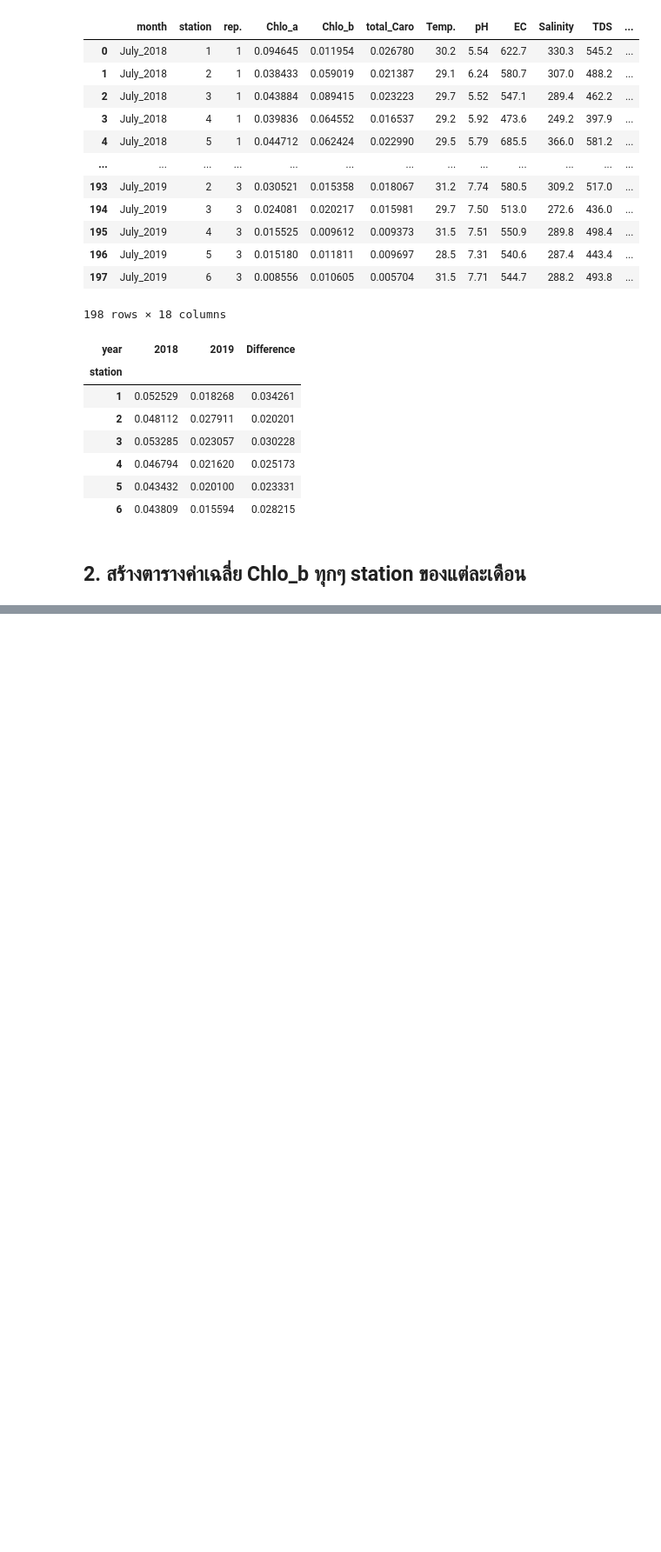
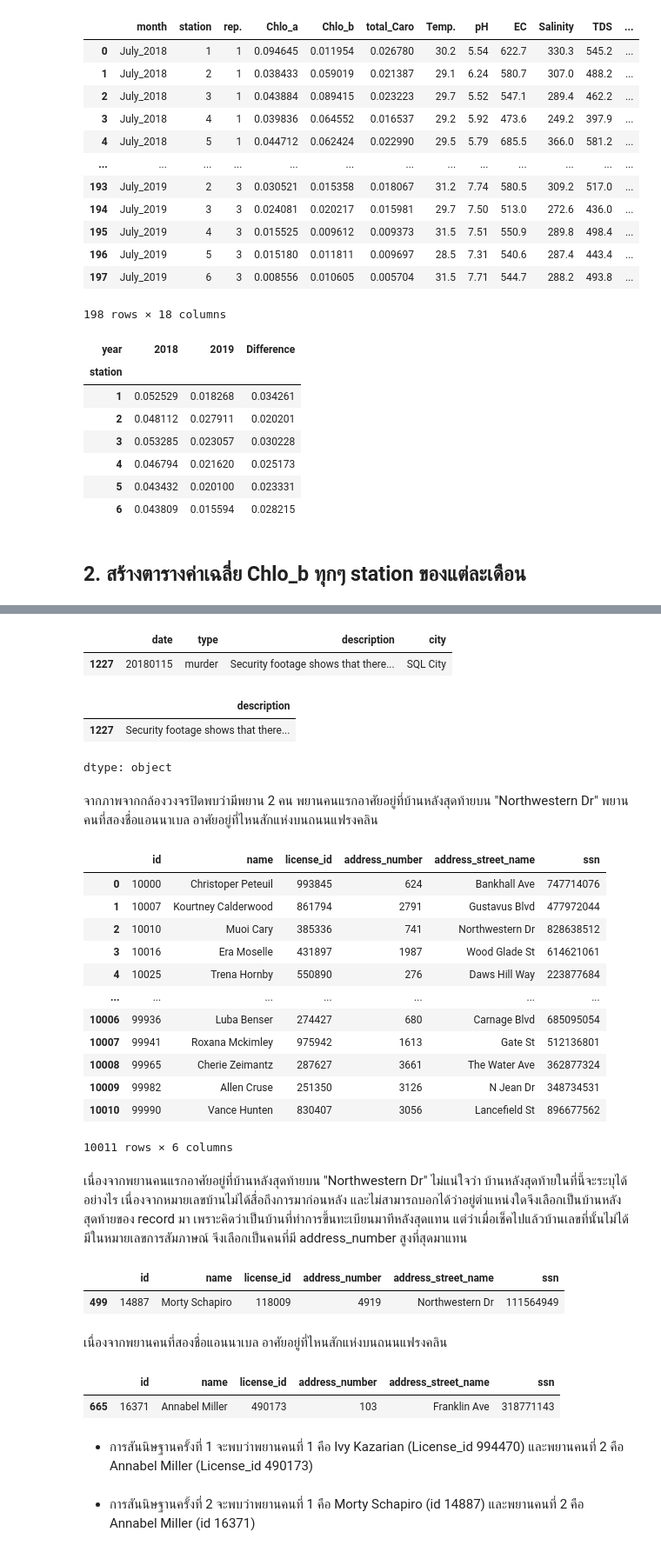
Before and after one commit to Meaiie/Data_viz_Midterm, a Jupyter notebook: Midterm_exam.ipynb, the cells around one changed output, grey strips where cells are left out. Shown at 87% size. Saved outputs shown, nothing was run; the diff lists cells and outputs as text; code cells hidden in the pictures; blank space fills up the shorter version.

```diff
--- a/Midterm_exam.ipynb
+++ b/Midterm_exam.ipynb
@@ -123,0 +165,59 @@ pivot_table_chlo_b
+# %%
+crime_scene = crime_scene_report[(crime_scene_report['date'] == 20180115)&
+                                 (crime_scene_report['type'] == 'murder') &
+                                 (crime_scene_report['city'] == 'SQL City')]
+crime_scene
+# %% [output]
+|  | date | type | description | city |
+| 1227 | 20180115 | murder | Security footage shows that there... | SQL City |
+# %%
+pd.set_option('display.max_colwidth', None)
+crime_scene['description']
+# %% [output]
+|  | description |
+| 1227 | Security footage shows that there... |
+dtype: object
+# %% [markdown]
+จากภาพจากกล้องวงจรปิดพบว่ามีพยาน 2 คน พยานคนแรกอาศัยอยู่ที่บ้านหลังสุดท้ายบน "Northwestern Dr" พยานคนที่สองชื่อแอนนาเบล อาศัยอยู่ที่ไหนสักแห่งบนถนนแฟรงคลิน
+# %%
+person = pd.read_csv(path_person)
+person
+# %% [output]
+|  | id | name | license_id | address_number | address_street_name | ssn |
+| 0 | 10000 | Christoper Peteuil | 993845 | 624 | Bankhall Ave | 747714076 |
+| 1 | 10007 | Kourtney Calderwood | 861794 | 2791 | Gustavus Blvd | 477972044 |
+| 2 | 10010 | Muoi Cary | 385336 | 741 | Northwestern Dr | 828638512 |
+| 3 | 10016 | Era Moselle | 431897 | 1987 | Wood Glade St | 614621061 |
+| 4 | 10025 | Trena Hornby | 550890 | 276 | Daws Hill Way | 223877684 |
+| ... | ... | ... | ... | ... | ... | ... |
+| 10006 | 99936 | Luba Benser | 274427 | 680 | Carnage Blvd | 685095054 |
+| 10007 | 99941 | Roxana Mckimley | 975942 | 1613 | Gate St | 512136801 |
+| 10008 | 99965 | Cherie Zeimantz | 287627 | 3661 | The Water Ave | 362877324 |
+| 10009 | 99982 | Allen Cruse | 251350 | 3126 | N Jean Dr | 348734531 |
+| 10010 | 99990 | Vance Hunten | 830407 | 3056 | Lancefield St | 896677562 |
+10011 rows × 6 columns
+# %% [markdown]
+เนื่องจากพยานคนแรกอาศัยอยู่ที่บ้านหลังสุดท้ายบน "Northwestern Dr" ไม่แน่ใจว่า บ้านหลังสุดท้ายในที่นี้จะระบุได้อย่างไร เนื่องจากหมายเลขบ้านไม่ได้สื่อถึงการมาก่อนหลัง และไม่สามารถบอกได้ว่าอยู่ตำแหน่งใดจึงเลือกเป็นบ้านหลังสุดท้ายของ record มา เพราะคิดว่าเป็นบ้านที่ทำการขึ้นทะเบียนมาทีหลังสุดแทน แต่ว่าเมื่อเช็คไปแล้วบ้านเลขที่นั้นไม่ได้มีในหมายเลขการสัมภาษณ์ จึงเลือกเป็นคนที่มี address_number สูงที่สุดมาแทน
+# %%
+witness_1 = person[person['address_street_name'] == 'Northwestern Dr']
+witness_1 = witness_1[witness_1['address_number'] == witness_1['address_number'].max()]
+witness_1
+# %% [output]
+|  | id | name | license_id | address_number | address_street_name | ssn |
+| 499 | 14887 | Morty Schapiro | 118009 | 4919 | Northwestern Dr | 111564949 |
+# %% [markdown]
+เนื่องจากพยานคนที่สองชื่อแอนนาเบล อาศัยอยู่ที่ไหนสักแห่งบนถนนแฟรงคลิน
+# %%
+witness_2 = person[(person['address_street_name'] == 'Franklin Ave') &
+                   (person['name'].str.contains('Annabel'))]
+
+witness_2
+# %% [output]
+|  | id | name | license_id | address_number | address_street_name | ssn |
+| 665 | 16371 | Annabel Miller | 490173 | 103 | Franklin Ave | 318771143 |
+# %% [markdown]
+- การสันนิษฐานครั้งที่ 1
+จะพบว่าพยานคนที่ 1 คือ Ivy Kazarian (License_id	994470) และพยานคนที่ 2 คือ Annabel Miller (License_id 490173)
+# %% [markdown]
+- การสันนิษฐานครั้งที่ 2
+จะพบว่าพยานคนที่ 1 คือ Morty Schapiro (id	14887) และพยานคนที่ 2 คือ Annabel Miller (id 16371)
```
Also changed, not shown: parts of 33 cells of this notebook.
